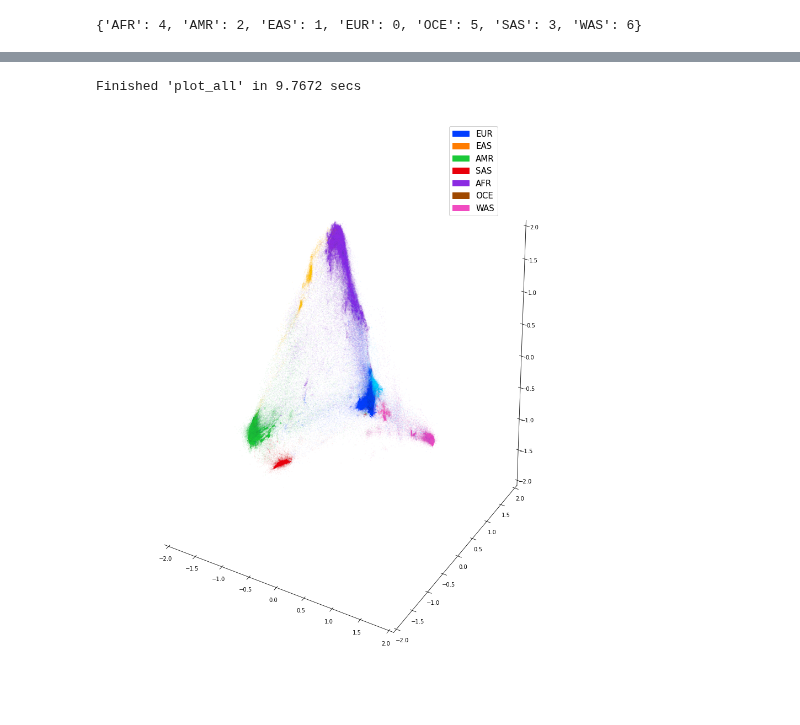
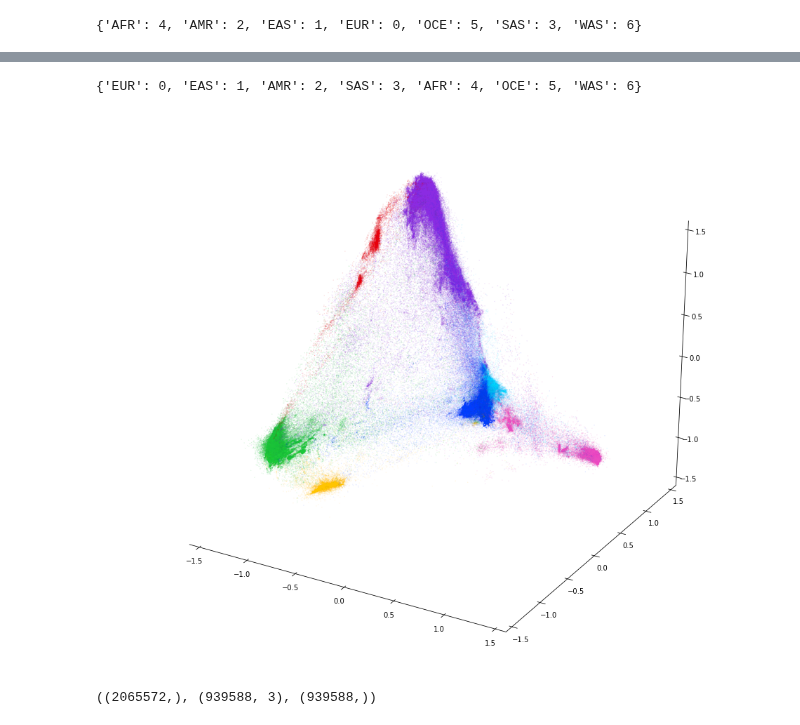
Before and after one commit to RichRast/Ge3Net, a Jupyter notebook: Notebooks/Shared_Notebooks/PCA predictions visualizations copy.ipynb, the cells around one changed output, grey strips where cells are left out. Drawn from its saved outputs; the diff is of its cells as text; code cells hidden in the pictures.

```diff
--- a/Notebooks/Shared_Notebooks/PCA predictions visualizations copy.ipynb
+++ b/Notebooks/Shared_Notebooks/PCA predictions visualizations copy.ipynb
@@ -751,33 +513,33 @@ Finished 'plot_all' in 21.3972 secs
 # %%
-fig, ax = plt.subplots(figsize=(12,14))
+fig, ax = plt.subplots(figsize=(13,11))
 gs1 = fig.add_gridspec(nrows=1, ncols=1)
 ax1=fig.add_subplot(gs1[0],projection='3d')
-ax1.set_xlim(np.array([-2,2]))
-ax1.set_ylim(np.array([-2,2]))
-ax1.set_zlim(np.array([-2,2]))
+ax1.set_xlim(np.array([-2,2])*.77)
+ax1.set_ylim(np.array([-2,2])*.77)
+ax1.set_zlim(np.array([-2,2])*.77)
 for axis in [ax1.xaxis, ax1.yaxis, ax1.zaxis]:
     axis.set_pane_color((1.0, 1.0, 1.0, 0.0))
     axis._axinfo["grid"]['color'] = (1,1,1,0)
 for axis in [ax, ax1]:
     axis.spines['top'].set_color('none')
     axis.spines['left'].set_color('none')
     axis.spines['right'].set_color('none')
     axis.spines['bottom'].set_color('none')
 ax.set_xticks([])
 ax.set_yticks([])
-
-plot_all(ax1, y_pred.reshape(-1,3), superpops, reduce_alpha=1.0, size=0.005, zorder=5, cpShow=False)
-continentaPops=list(superop_dict.values())
-colorsPop_sp = sns.color_palette("bright", 10)
-colorsPop_sp_dict = {k:v for k,v in zip(continentaPops, colorsPop_sp)}
-
-patches=[]
-for k, val in superop_dict.items():
-    patches.append(mpatches.Patch(color = colorsPop_sp_dict[val], label = k))
-lgnd = ax1.legend(handles=patches, loc="upper right", fontsize=15, bbox_to_anchor=(-0.15, 0.49, 1., .5))
-ax1.add_artist(lgnd)
+y_Preds=y_pred.reshape(-1,3)
+superpopsPreds=test_dataset.data['superpop'].reshape(-1,)
+alpha=[1]*len(y_Preds)
+colorsPop_sp_dict = formColorMapBySP(superpop_dict)
+ax1.scatter(y_Preds[:,0], y_Preds[:,1], y_Preds[:,2],\
+    color = [tuple(colorsPop_sp_dict[x])+(y,) for x,y in zip(superpopsPreds, alpha)], \
+    s=0.005, zorder=0)
 plt.tight_layout(pad=0.4, w_pad=0.3, h_pad=0.3)
 plt.show()
 # %% [output]
-Finished 'plot_all' in 9.7672 secs
+{'EUR': 0, 'EAS': 1, 'AMR': 2, 'SAS': 3, 'AFR': 4, 'OCE': 5, 'WAS': 6}
-[figure, old version]
+[figure, new version]
+# %%
+superpopsTrue.shape, y_pred.reshape(-1,3).shape, test_dataset.data['superpop'].reshape(-1,).shape
+# %% [output]
+((2065572,), (939588, 3), (939588,))
```
Also changed, not shown: parts of 17 cells of this notebook, 4 other files.
